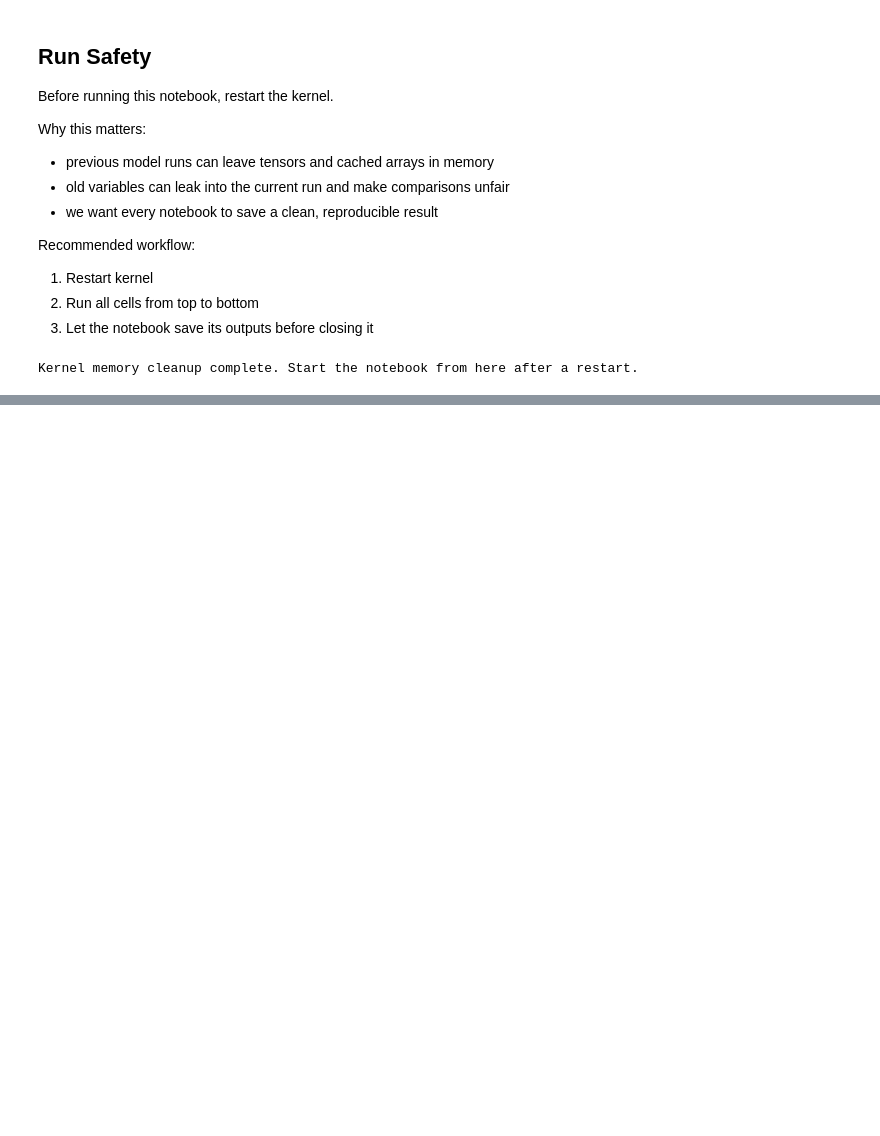
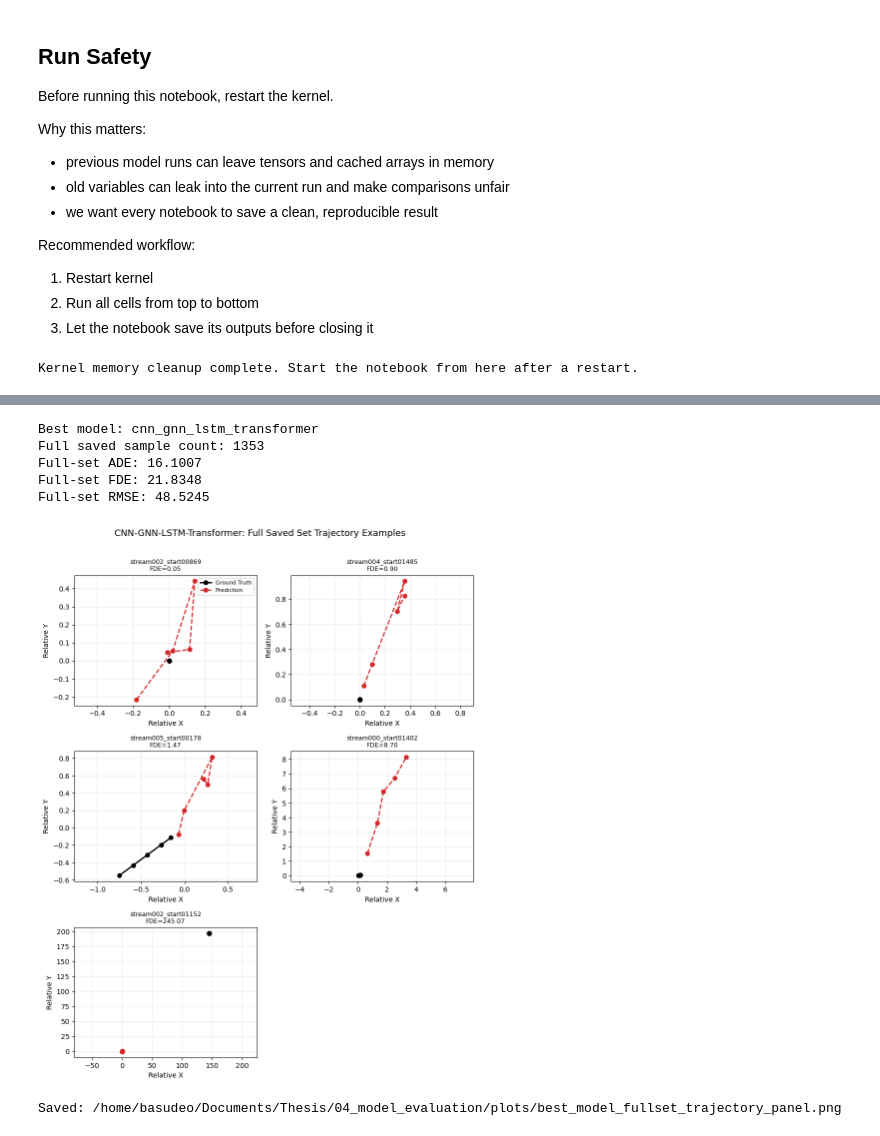
Before and after one commit to basu-repo/thesis, a Jupyter notebook: 04_model_evaluation/notebooks/90_model_comparison.ipynb, the cells around one changed output, grey strips where cells are left out. Drawn from its saved outputs; the diff is of its cells as text; code cells hidden in the pictures; blank space fills up the shorter version.

```diff
--- a/04_model_evaluation/notebooks/90_model_comparison.ipynb
+++ b/04_model_evaluation/notebooks/90_model_comparison.ipynb
@@ -265,0 +455,71 @@ Latest confusion matrix for cnn_gnn_lstm_transformer
+# %%
+# Full saved trajectory-set analysis for the best model.
+best_model_slug = 'cnn_gnn_lstm_transformer'
+best_npz = RESULTS_ROOT / best_model_slug / 'latest_trajectory_predictions.npz'
+
+if not best_npz.exists():
+    print(f'Missing trajectory export for {best_model_slug}:', best_npz)
+else:
+    payload = np.load(best_npz, allow_pickle=False)
+    sample_ids = payload['sample_ids'].astype(str)
+    pred_future_xy = payload['pred_future_xy']
+    true_future_xy = payload['true_future_xy']
+
+    diff = pred_future_xy - true_future_xy
+    full_ade = float(np.linalg.norm(diff, axis=-1).mean())
+    full_fde = float(np.linalg.norm(diff[:, -1, :], axis=-1).mean())
+    full_rmse = float(np.sqrt((diff ** 2).sum(axis=-1).mean()))
+
+    print('Best model:', best_model_slug)
+    print('Full saved sample count:', len(sample_ids))
+    print('Full-set ADE:', round(full_ade, 4))
+    print('Full-set FDE:', round(full_fde, 4))
+    print('Full-set RMSE:', round(full_rmse, 4))
+
+    final_errors = np.linalg.norm(diff[:, -1, :], axis=-1)
+    order = np.argsort(final_errors)
+    candidate_indices = []
+    for pos in [0, len(order)//4, len(order)//2, (3*len(order))//4, len(order)-1]:
+        if len(order) == 0:
+            break
+        idx = int(order[pos])
+        if idx not in candidate_indices:
+            candidate_indices.append(idx)
+
+    ncols = 2
+    nrows = int(np.ceil(max(1, len(candidate_indices)) / ncols))
+    fig, axes = plt.subplots(nrows, ncols, figsize=(9, 3.8 * nrows))
+    axes = np.atleast_1d(axes).flatten()
+
+    for ax in axes:
+        ax.axis('off')
+
+    for ax, idx in zip(axes, candidate_indices):
+        ax.axis('on')
+        gt = true_future_xy[idx]
+        pred = pred_future_xy[idx]
+        ax.plot(gt[:, 0], gt[:, 1], '-o', color='black', linewidth=2, label='Ground Truth')
+        ax.plot(pred[:, 0], pred[:, 1], '--o', color='tab:red', linewidth=1.8, label='Prediction')
+        ax.set_title(f'{sample_ids[idx]}\nFDE={final_errors[idx]:.2f}', fontsize=9)
+        ax.set_xlabel('Relative X')
+        ax.set_ylabel('Relative Y')
+        ax.grid(True, alpha=0.25)
+        ax.axis('equal')
+
+    if len(candidate_indices) > 0:
+        axes[0].legend(fontsize=8)
+
+    fig.suptitle('CNN-GNN-LSTM-Transformer: Full Saved Set Trajectory Examples', fontsize=13)
+    fig.tight_layout(rect=(0, 0, 1, 0.97))
+    out_path = PLOTS_ROOT / 'best_model_fullset_trajectory_panel.png'
+    fig.savefig(out_path, dpi=220, bbox_inches='tight')
+    plt.show()
+    print('Saved:', out_path)
+# %% [output]
+Best model: cnn_gnn_lstm_transformer
+Full saved sample count: 1353
+Full-set ADE: 16.1007
+Full-set FDE: 21.8348
+Full-set RMSE: 48.5245
+[figure, added]
+Saved: /home/basudeo/Documents/Thesis/04_model_evaluation/plots/best_model_fullset_trajectory_panel.png
```
Also changed, not shown: parts of 10 cells of this notebook, 47 other files.
